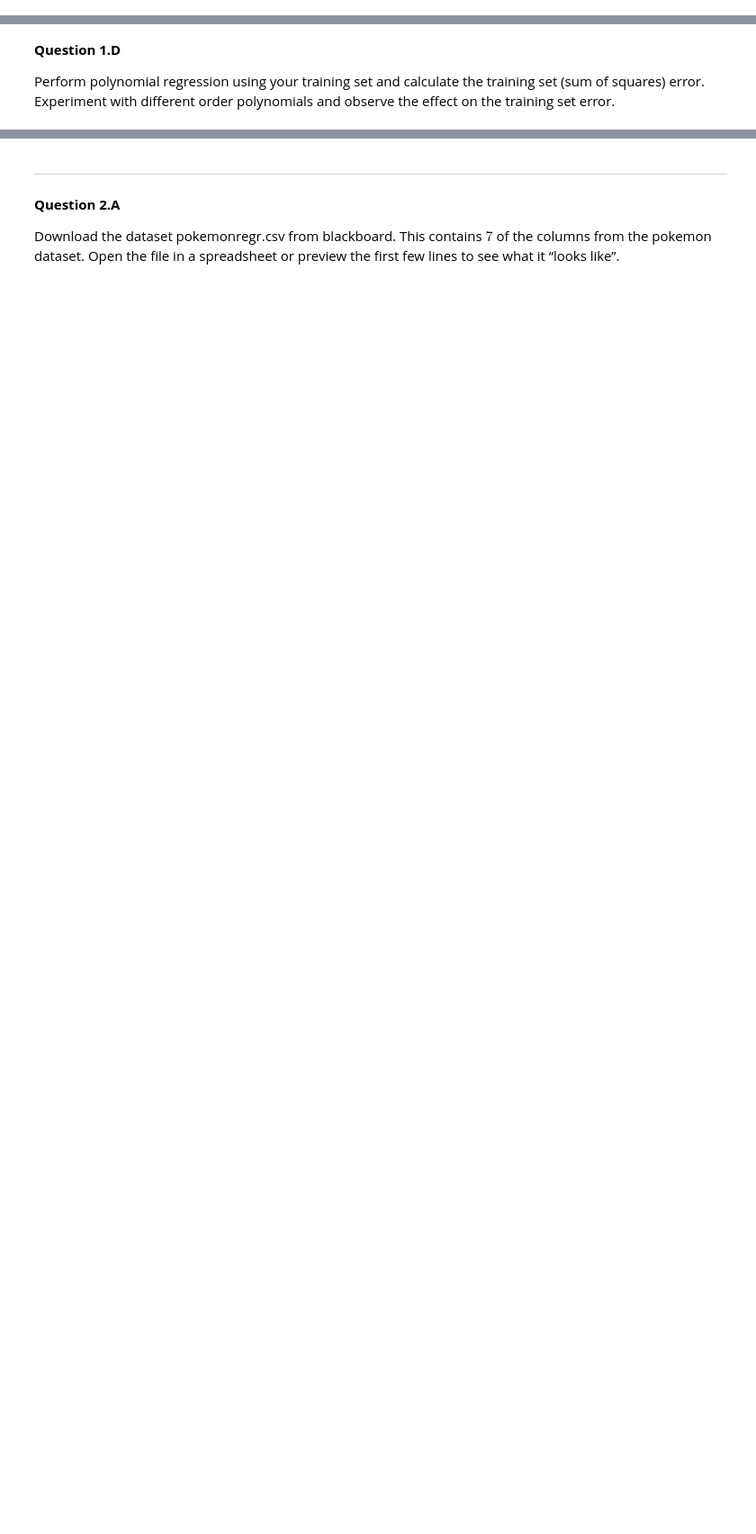
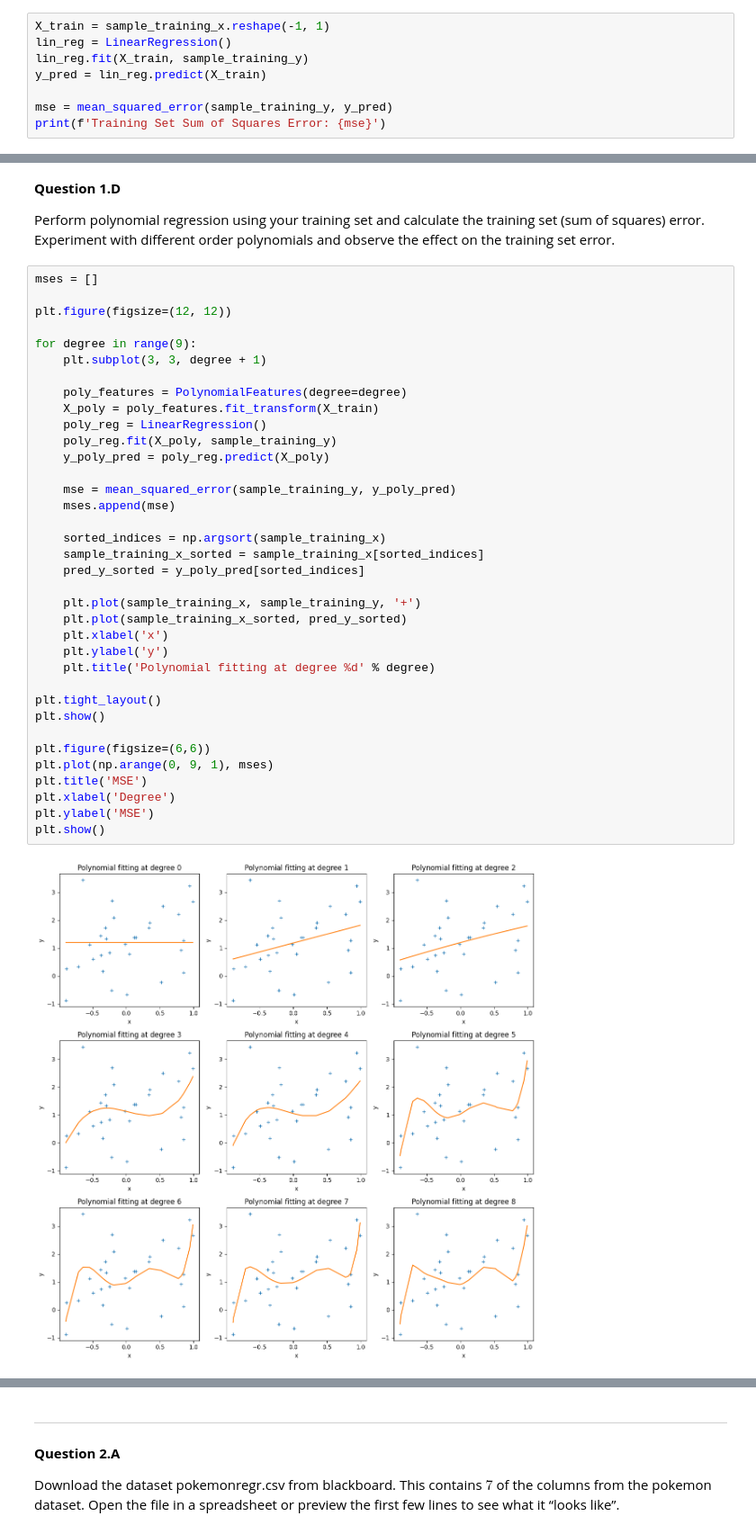
Before and after one commit to EthanGTJones/COMP4702, a Jupyter notebook: Practicals/Week-4-Basic-Parametric-Models-and-Statistical-Learning.ipynb, the cells around one changed output, grey strips where cells are left out. Shown at 90% size. Saved outputs shown, nothing was run; the diff lists cells and outputs as text; blank space fills up the shorter version.

```diff
--- a/Practicals/Week-4-Basic-Parametric-Models-and-Statistical-Learning.ipynb
+++ b/Practicals/Week-4-Basic-Parametric-Models-and-Statistical-Learning.ipynb
@@ -26,3 +76,11 @@ Create a "sample training set" of 30 points by generating a random set of x/inpu
 **Question 1.C**
 
 Perform linear regression using your training set and calculate the training set (sum of squares) error.
+# %%
+X_train = sample_training_x.reshape(-1, 1)
+lin_reg = LinearRegression()
+lin_reg.fit(X_train, sample_training_y)
+y_pred = lin_reg.predict(X_train)
+
+mse = mean_squared_error(sample_training_y, y_pred)
+print(f'Training Set Sum of Squares Error: {mse}')
@@ -30,3 +90,41 @@ Perform linear regression using your training set and calculate the training set
 **Question 1.D**
 
 Perform polynomial regression using your training set and calculate the training set (sum of squares) error. Experiment with different order polynomials and observe the effect on the training set error.
+# %%
+mses = []
+
+plt.figure(figsize=(12, 12))
+
+for degree in range(9):
+    plt.subplot(3, 3, degree + 1)
+
+    poly_features = PolynomialFeatures(degree=degree)
+    X_poly = poly_features.fit_transform(X_train)
+    poly_reg = LinearRegression()
+    poly_reg.fit(X_poly, sample_training_y)
+    y_poly_pred = poly_reg.predict(X_poly)
+
+    mse = mean_squared_error(sample_training_y, y_poly_pred)
+    mses.append(mse)
+
+    sorted_indices = np.argsort(sample_training_x)
+    sample_training_x_sorted = sample_training_x[sorted_indices]
+    pred_y_sorted = y_poly_pred[sorted_indices]
+
+    plt.plot(sample_training_x, sample_training_y, '+')
+    plt.plot(sample_training_x_sorted, pred_y_sorted)
+    plt.xlabel('x')
+    plt.ylabel('y')
+    plt.title('Polynomial fitting at degree %d' % degree)
+
+plt.tight_layout()
+plt.show()
+
+plt.figure(figsize=(6,6))
+plt.plot(np.arange(0, 9, 1), mses)
+plt.title('MSE')
+plt.xlabel('Degree')
+plt.ylabel('MSE')
+plt.show()
+# %% [output]
+[figure, added]
```
Also changed, not shown: parts of 14 cells of this notebook.
